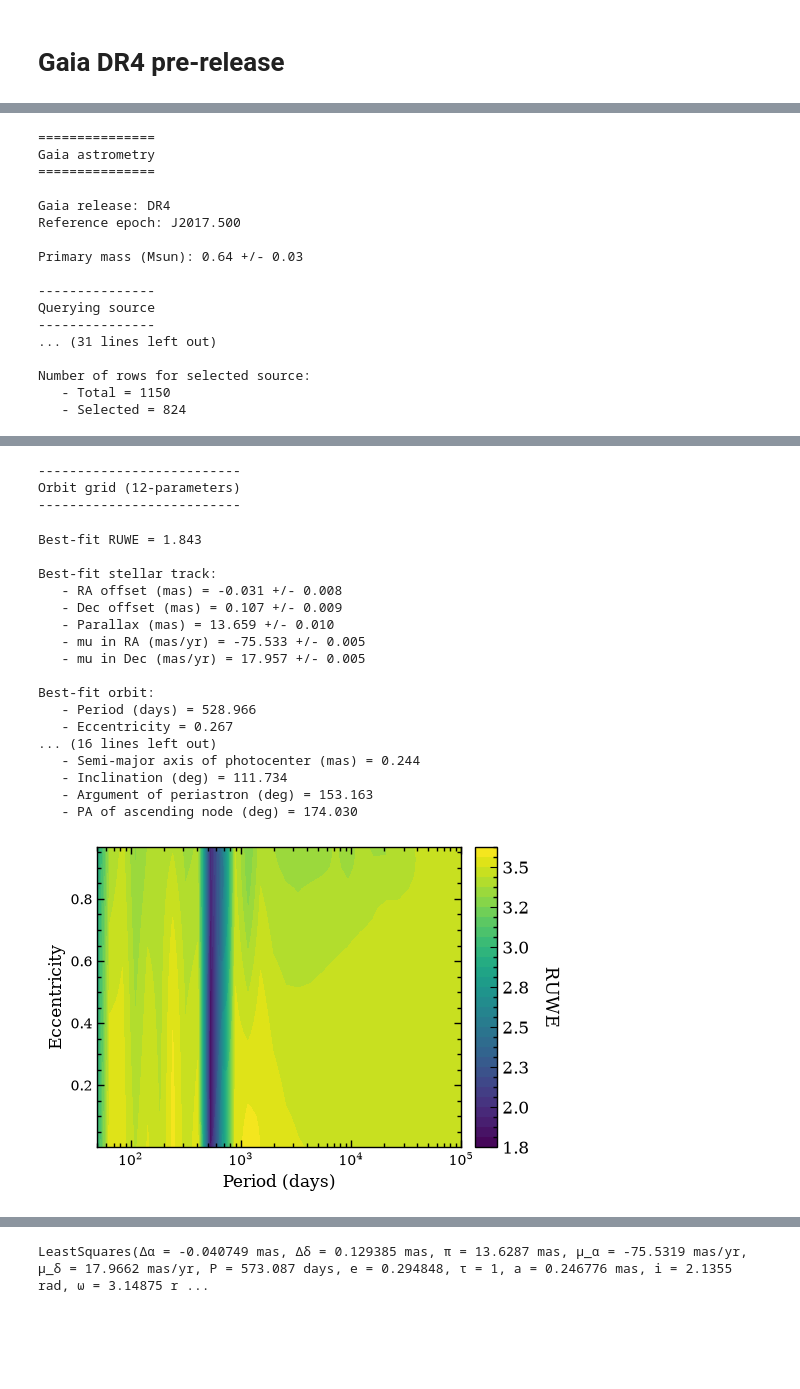
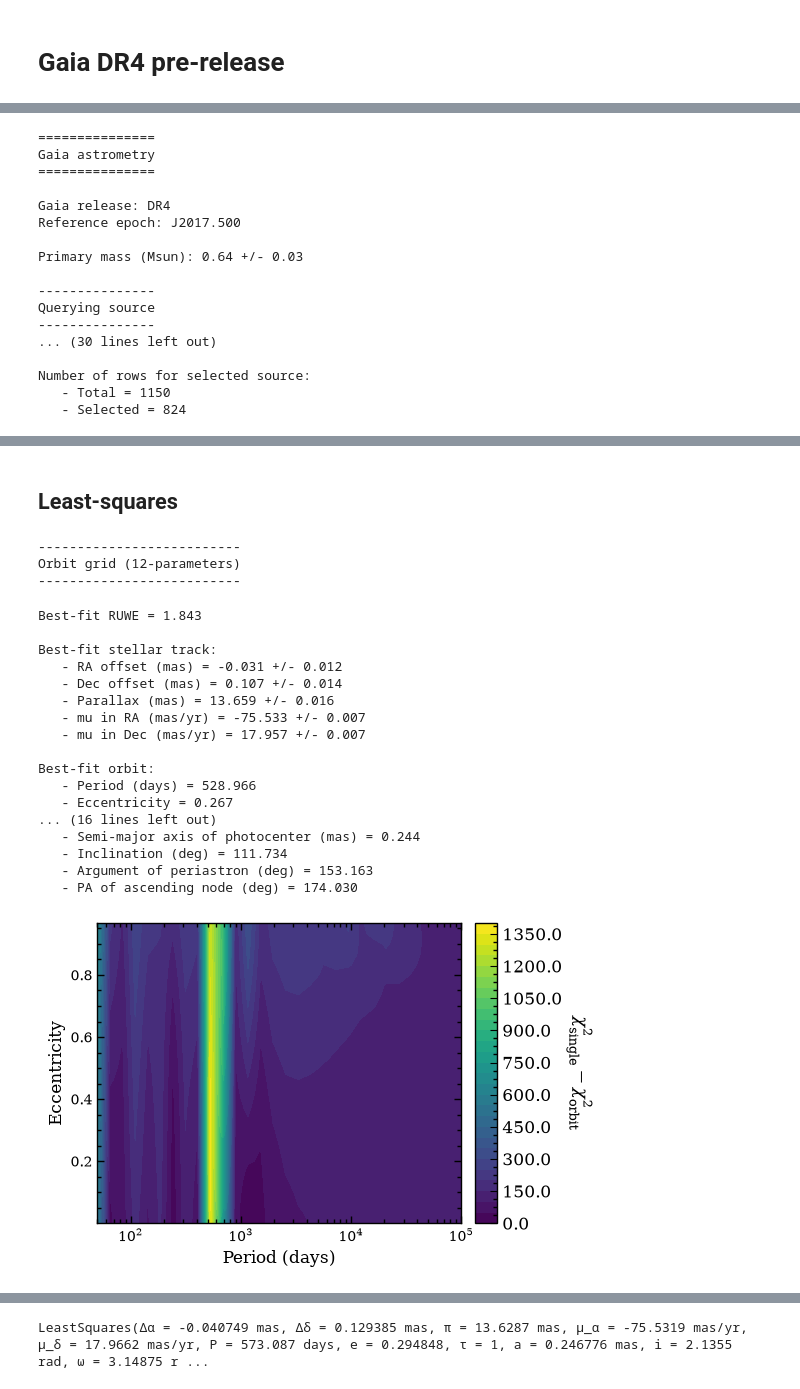
Before and after one commit to tomasstolker/exogaia, a Jupyter notebook: docs/tutorials/dr4_pre-release.ipynb, the cells around one changed output, grey strips where cells are left out. Cells and saved outputs as stored; diff of their text form; code cells hidden in the pictures; blank space fills up the shorter version.

```diff
--- a/docs/tutorials/dr4_pre-release.ipynb
+++ b/docs/tutorials/dr4_pre-release.ipynb
@@ -12,6 +18,6 @@ primary_mass = (0.644, 0.025)  # (Msun)
 # %%
 epoch_astrom = GaiaAstrometry(primary_mass=primary_mass, gaia_release="DR4", verbose=True)
-epoch_astrom.retrieve_dr4_prelease(source_id=source_id, exclude_outliers=True, combine_ccds=True)
+epoch_astrom.retrieve_dr4_prerelease(source_id=source_id, exclude_outliers=True, combine_ccds=True)
 # %% [output]
 ===============
 Gaia astrometry
@@ -25,7 +31,7 @@ Primary mass (Msun): 0.64 +/- 0.03
 ---------------
 Querying source
 ---------------
-... (31 lines left out)
+... (30 lines left out)
 
 Number of rows for selected source:
    - Total = 1150
@@ -50,32 +56,34 @@ Data columns (total 39 columns):
  38  relative_time_day          93 non-null     float64
 dtypes: Float32(8), Float64(12), Int16(3), Int64(7), boolean(4), float64(5)
 memory usage: 24.5 KB
+# %% [markdown]
+## Least-squares
 # %%
 leastsq = LeastSquares(epoch_astrometry=epoch_astrom)
 # %%
-fig = leastsq.orbit_grid(map_type='ruwe', plot_file='plot.png', n_points=30)
+fig = leastsq.orbit_grid(map_type='chi2_det', plot_file='plot.png', n_points=30)
 # %% [output]
 --------------------------
 Orbit grid (12-parameters)
 --------------------------
 Best-fit RUWE = 1.843
 
 Best-fit stellar track:
-   - RA offset (mas) = -0.031 +/- 0.008
-   - Dec offset (mas) = 0.107 +/- 0.009
-   - Parallax (mas) = 13.659 +/- 0.010
-   - mu in RA (mas/yr) = -75.533 +/- 0.005
-   - mu in Dec (mas/yr) = 17.957 +/- 0.005
+   - RA offset (mas) = -0.031 +/- 0.012
+   - Dec offset (mas) = 0.107 +/- 0.014
+   - Parallax (mas) = 13.659 +/- 0.016
+   - mu in RA (mas/yr) = -75.533 +/- 0.007
+   - mu in Dec (mas/yr) = 17.957 +/- 0.007
 
 Best-fit orbit:
    - Period (days) = 528.966
    - Eccentricity = 0.267
 ... (16 lines left out)
    - Semi-major axis of photocenter (mas) = 0.244
    - Inclination (deg) = 111.734
    - Argument of periastron (deg) = 153.163
    - PA of ascending node (deg) = 174.030
-[figure, old version]
+[figure, new version]
 # %%
 fig = leastsq.orbit_fit(inc_jitter=False, plot_file='plot.png')
 # %% [output]
```
Also changed, not shown: parts of 10 cells of this notebook, 5 other files.
